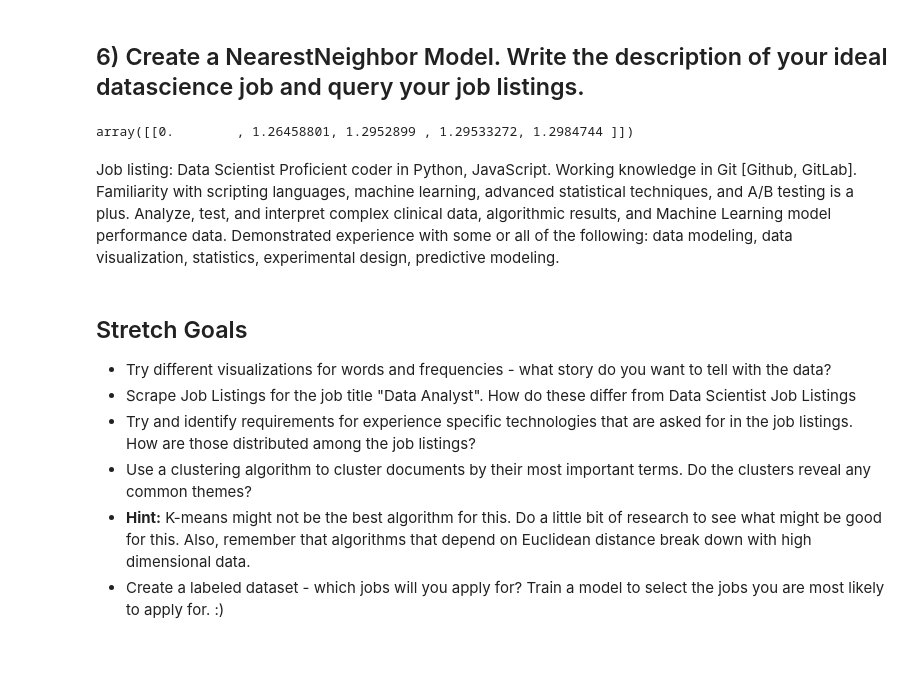
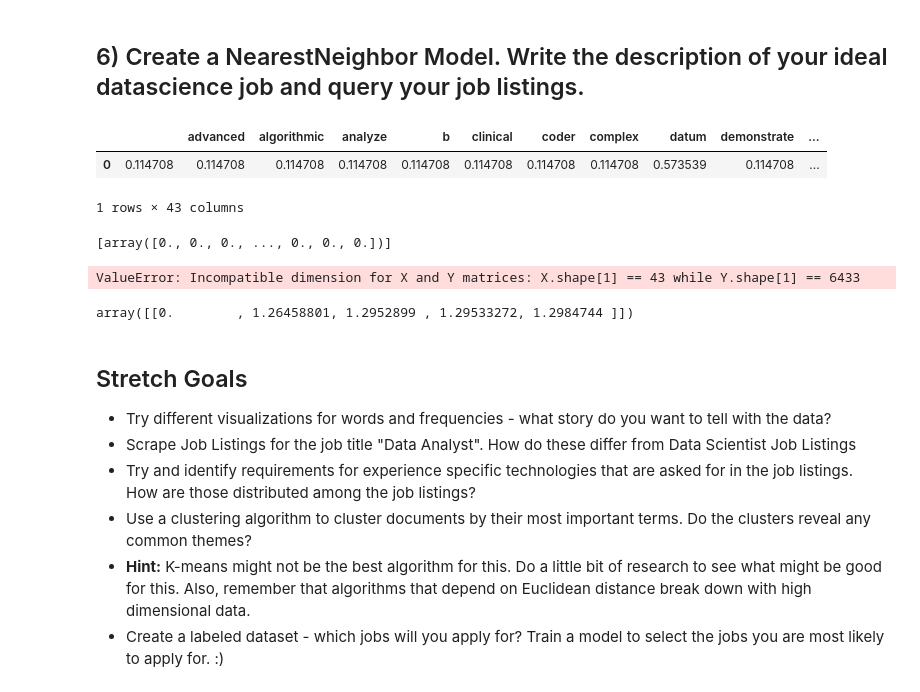
Before and after one commit to minh14496/DS-Unit-4-Sprint-1-NLP, a Jupyter notebook: module2-vector-representations/LS_DS_412_Vector_Representations_Assignment.ipynb, the cells around one changed output. Saved outputs shown, nothing was run; the diff lists cells and outputs as text; code cells hidden in the pictures; blank space fills up the shorter version.

```diff
--- a/module2-vector-representations/LS_DS_412_Vector_Representations_Assignment.ipynb
+++ b/module2-vector-representations/LS_DS_412_Vector_Representations_Assignment.ipynb
@@ -266,2 +244,12 @@ dtm
 # %% [markdown]
 ## 6) Create a NearestNeighbor Model. Write the description of your ideal datascience job and query your job listings.
+# %%
+job_listing = ['Job listing: Data Scientist  Proficient coder in Python, JavaScript. Working knowledge in Git [Github, GitLab]. Familiarity with scripting languages, machine learning, advanced statistical techniques, and A/B testing is a plus. Analyze, test, and interpret complex clinical data, algorithmic results, and Machine Learning model performance data. Demonstrated experience with some or all of the following: data modeling, data visualization, statistics, experimental design, predictive modeling.']
+# %%
+a = tfidf_vect.fit_transform(job_listing)
+# %%
+pd.DataFrame(data=a.toarray(), columns=tfidf_vect.get_feature_names())
+# %% [output]
+|  |  | advanced | algorithmic | analyze | b | clinical | coder | complex | datum | demonstrate | ... |
+| 0 | 0.114708 | 0.114708 | 0.114708 | 0.114708 | 0.114708 | 0.114708 | 0.114708 | 0.114708 | 0.573539 | 0.114708 | ... |
+1 rows × 43 columns
@@ -268,21 +259,21 @@ dtm
+# %%
+doc
+# %% [output]
+[array([0., 0., 0., ..., 0., 0., 0.])]
 # %%
 ##### Your Code Here #####
 # Fit on DTM
-nn = NearestNeighbors(n_neighbors=5, algorithm='kd_tree')
+nn = NearestNeighbors(n_neighbors=5, algorithm='brute')
 nn.fit(dtm)
 
-# sample a doc from dtm to use as our query point
-doc_index = 0
-doc = [dtm.iloc[doc_index].values]
-
 # Query Using kneighbors
-neigh_dist, neigh_index = nn.kneighbors(doc)
+neigh_dist, neigh_index = nn.kneighbors(a)
+# %% [output]
+ValueError: Incompatible dimension for X and Y matrices: X.shape[1] == 43 while Y.shape[1] == 6433
 # %%
 neigh_dist
 # %% [output]
 array([[0.        , 1.26458801, 1.2952899 , 1.29533272, 1.2984744 ]])
-# %% [markdown]
-Job listing: Data Scientist  Proficient coder in Python, JavaScript. Working knowledge in Git [Github, GitLab]. Familiarity with scripting languages, machine learning, advanced statistical techniques, and A/B testing is a plus. Analyze, test, and interpret complex clinical data, algorithmic results, and Machine Learning model performance data. Demonstrated experience with some or all of the following: data modeling, data visualization, statistics, experimental design, predictive modeling.
 # %% [markdown]
 ## Stretch Goals
 
```
Also changed, not shown: parts of 15 cells of this notebook.
